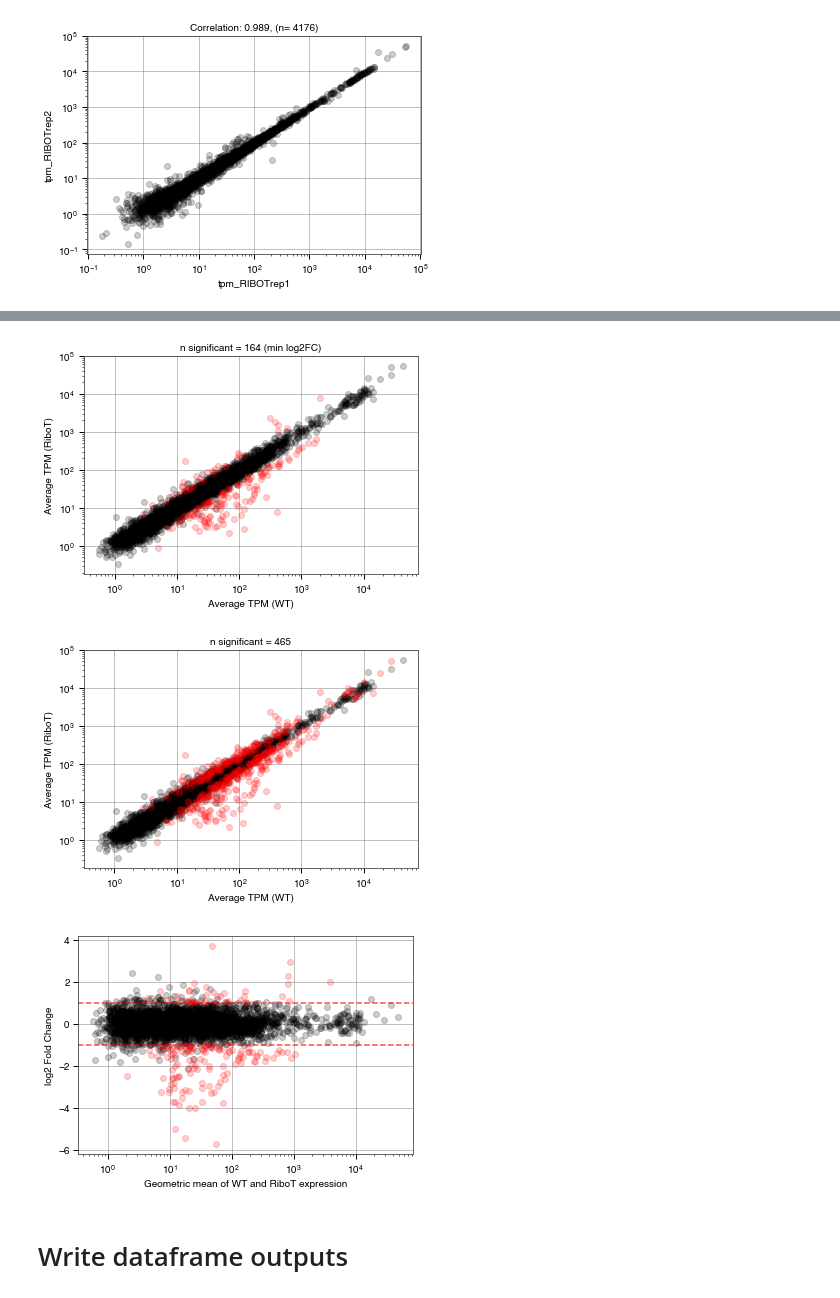
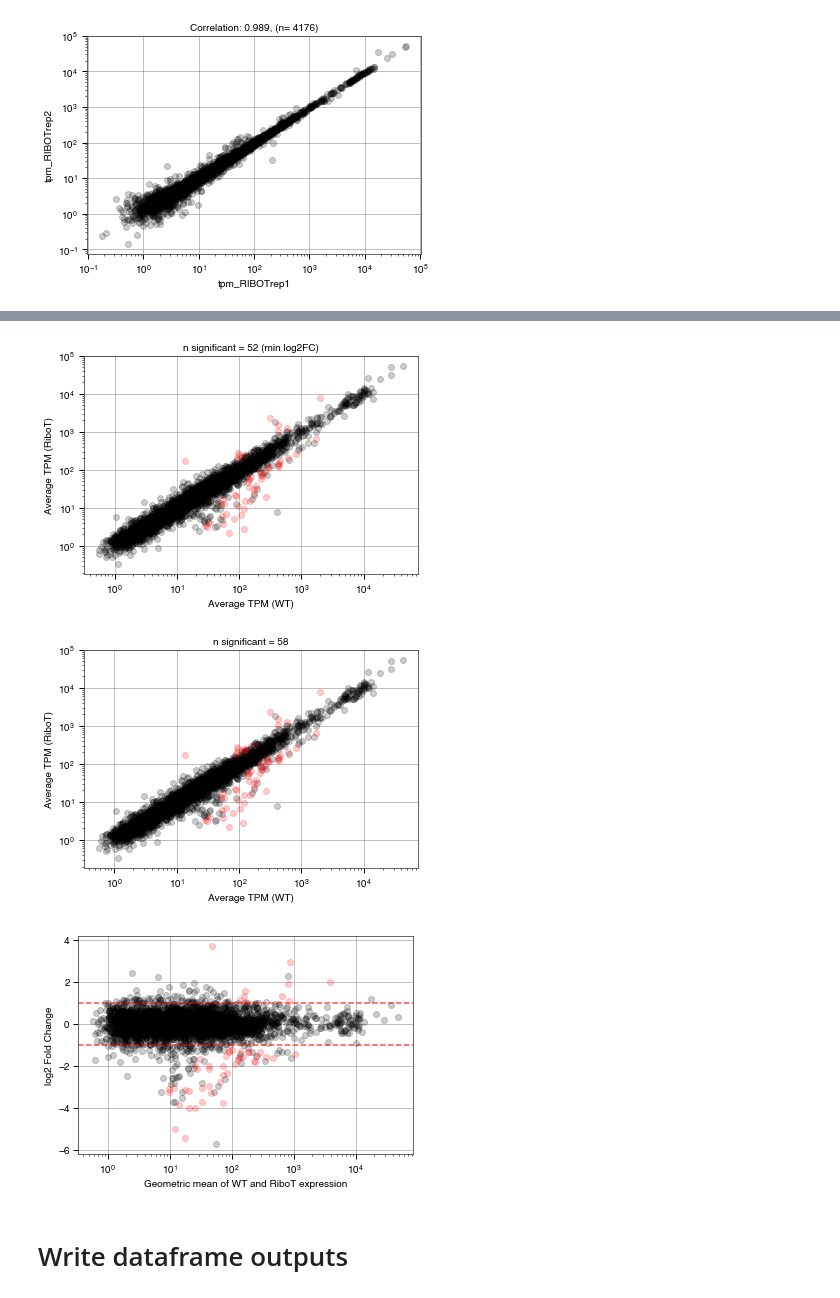
Before and after one commit to adamhockenberry/ribo-t-sequencing, a Jupyter notebook: Code/rna_seq_analysis.ipynb, the cells around one changed output, grey strips where cells are left out. Saved outputs shown, nothing was run; the diff lists cells and outputs as text; code cells hidden in the pictures.

```diff
--- a/Code/rna_seq_analysis.ipynb
+++ b/Code/rna_seq_analysis.ipynb
@@ -7,6 +7,14 @@ import pandas as pd
 import numpy as np
 from scipy import stats
 from matplotlib import pyplot as plt
+
+import datetime
+year = datetime.date.today().year
+month = datetime.date.today().month
+import os
+results_dir = '../Results/{}_{:02}'.format(year, month)
+if not os.path.exists(results_dir):
+    os.makedirs(results_dir)
 # %% [markdown]
 # Parameters to make prettier plots
 # %%
@@ -42,7 +48,7 @@ matplotlib.rcParams['axes.axisbelow'] = True
 # %% [markdown]
 # Reading in the data from sleuth
 # %%
-df = pd.read_csv('../kallisto_results/sleuth_rna_lrt.tsv', sep='\t')
+df = pd.read_csv('../Data/Kallisto_output/sleuth_rna_lrt.tsv', sep='\t')
 df.set_index('target_id', inplace=True)
 df.head()
 # %% [output]
@@ -56,7 +62,7 @@ df.head()
 # %% [markdown]
 # And from kallisto
 # %%
-df_exp = pd.read_csv('../kallisto_results/kallisto_rna.tsv', sep='\t')
+df_exp = pd.read_csv('../Data/Kallisto_output/kallisto_rna.tsv', sep='\t')
 df_exp.head()
 # %% [output]
 |  | target_id | sample | est_counts | tpm | eff_len | len | condition |
@@ -142,38 +155,41 @@ plt.savefig('../Results/RNA_RIBOT_comparison.pdf', bbox_inches='tight')
+# %%
+###Value to use for significance cutoff
+qval = 0.001
+logfc_req = 1. ###Note that this is a log2 fold change so a value of 1 equates to a doubling/halving
 # %%
+###Significance based on qvalue and logfc defined above
 plot_df = df_master
-qval = 0.01
-non_sig_df = plot_df[(plot_df['qval'] >= qval) | (plot_df['log2FC'].abs() <= 1.)]
-sig_df = plot_df[(plot_df['qval'] < qval) & (plot_df['log2FC'].abs() > 1.)]
-
+non_sig_df = plot_df[(plot_df['qval'] >= qval) | (plot_df['log2FC'].abs() <= logfc_req)]
+sig_df = plot_df[(plot_df['qval'] < qval) & (plot_df['log2FC'].abs() > logfc_req)]
 fig, ax = plt.subplots()
 ax.loglog(non_sig_df['tpm_avg_WT'], non_sig_df['tpm_avg_RIBOT'], 'ko', alpha=0.2)
 ax.loglog(sig_df['tpm_avg_WT'], sig_df['tpm_avg_RIBOT'], 'ro', alpha=0.2)
 ax.set_title('n significant = {} (min log2FC)'.format(len(sig_df.index)))
 ax.set_xlabel('Average TPM (WT)')
 ax.set_ylabel('Average TPM (RiboT)')
-plt.savefig('../Results/RNA_diff_exp_v1.pdf', bbox_inches='tight')
-
-
+plt.savefig('{}/RNA_diff_exp_v1.pdf'.format(results_dir), bbox_inches='tight')
 #
 #
 #
 #
+###Significance only based on qvalue
 non_sig_df = plot_df[(plot_df['qval'] >= qval)]
 sig_df = plot_df[(plot_df['qval'] < qval)]
 fig, ax = plt.subplots()
 ax.loglog(non_sig_df['tpm_avg_WT'], non_sig_df['tpm_avg_RIBOT'], 'ko', alpha=0.2)
 ax.loglog(sig_df['tpm_avg_WT'], sig_df['tpm_avg_RIBOT'], 'ro', alpha=0.2)
 ax.set_title('n significant = {}'.format(len(sig_df.index)))
 ax.set_xlabel('Average TPM (WT)')
 ax.set_ylabel('Average TPM (RiboT)')
-plt.savefig('../Results/RNA_diff_exp_v2.pdf', bbox_inches='tight')
+plt.savefig('{}/RNA_diff_exp_v2.pdf'.format(results_dir), bbox_inches='tight')
 # %% [output]
-[figure, old version]
+[figure, new version]
-[figure, old version]
+[figure, new version]
 # %%
+###Slightly different plot
 plot_df = df_master
-non_sig_df = plot_df[(plot_df['qval'] >= qval) | (plot_df['log2FC'].abs() <= 1.)]
-sig_df = plot_df[(plot_df['qval'] < qval) & (plot_df['log2FC'].abs() > 1.)]
+non_sig_df = plot_df[(plot_df['qval'] >= qval) | (plot_df['log2FC'].abs() <= logfc_req)]
+sig_df = plot_df[(plot_df['qval'] < qval) & (plot_df['log2FC'].abs() > logfc_req)]
 
 fig, ax = plt.subplots()
 ax.semilogx((non_sig_df['tpm_avg_WT']*non_sig_df['tpm_avg_RIBOT'])**(1./2), non_sig_df['log2FC'], 'ko', alpha=0.2)
@@ -182,9 +198,9 @@ ax.axhline(1, color='r', linestyle='--', alpha=0.7)
 ax.axhline(-1, color='r', linestyle='--', alpha=0.7)
 ax.set_xlabel('Geometric mean of WT and RiboT expression')
 ax.set_ylabel('log2 Fold Change')
-plt.savefig('../Results/RNA_diff_exp_fc.pdf', bbox_inches='tight')
+plt.savefig('{}/RNA_diff_exp_fc.pdf'.format(results_dir), bbox_inches='tight')
 # %% [output]
-[figure, old version]
+[figure, new version]
 # %% [markdown]
 # Write dataframe outputs
 # %%
```
Also changed, not shown: parts of 7 cells of this notebook, 2 other files.
